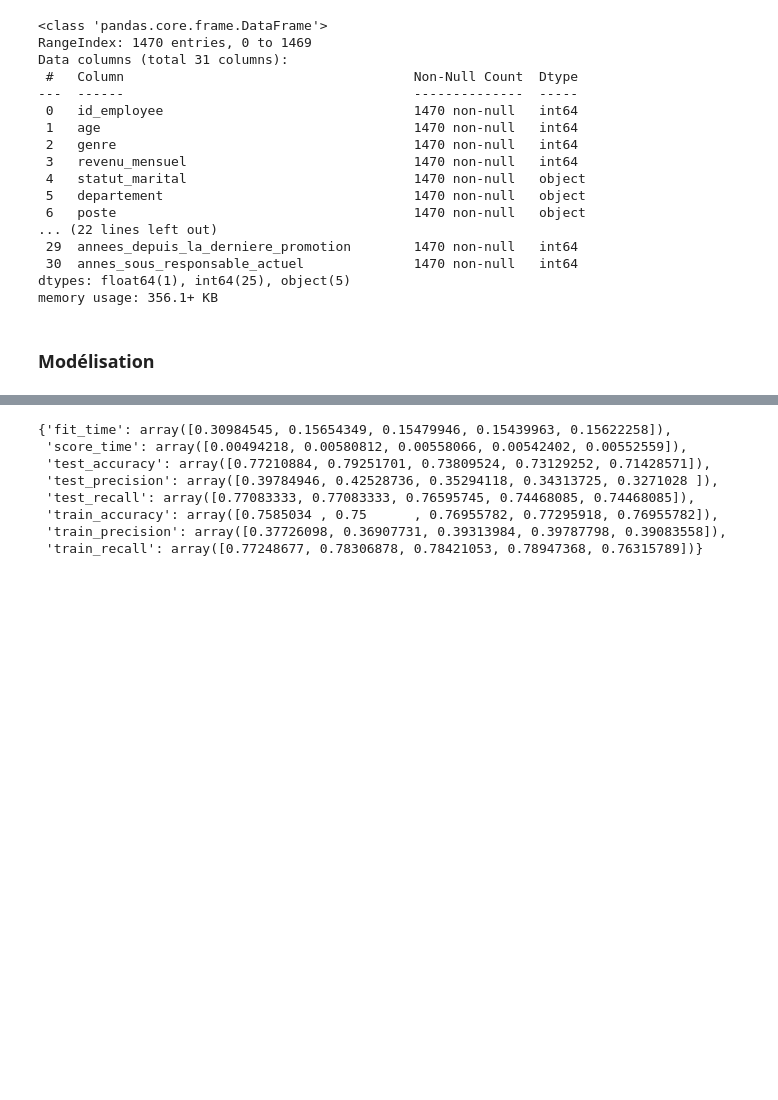
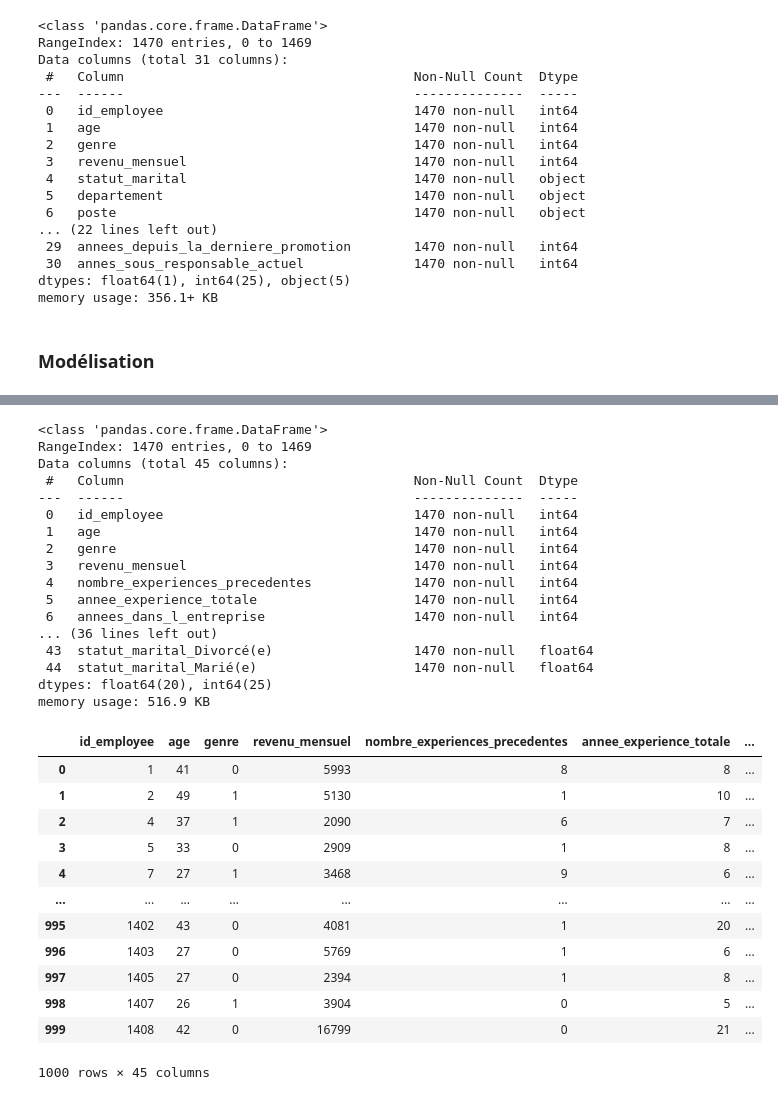
Before and after one commit to Soct/formation_OC, a Jupyter notebook: projet_4/test.ipynb, the cells around one changed output, grey strips where cells are left out. Saved outputs shown, nothing was run; the diff lists cells and outputs as text; code cells hidden in the pictures; blank space fills up the shorter version.

```diff
--- a/projet_4/test.ipynb
+++ b/projet_4/test.ipynb
@@ -400,20 +457,43 @@ weighted avg       0.80      0.72      0.75       294
 # %%
-import pprint
 
-from sklearn.model_selection import cross_validate
+import shap
 X_rh = df.drop('a_quitte_l_entreprise', axis=1)
 y_rh = df['a_quitte_l_entreprise']
-#X_train, X_test, y_train, y_test = train_test_split(X_rh, y_rh, test_size=0.2, random_state=42)
-model = LogisticRegression(max_iter=1000, class_weight='balanced')
-scores = cross_validate(model, X_rh, y_rh, cv=5, scoring=('accuracy', 'precision', 'recall' ), return_train_score=True)
-#print(scores)
-pprint.pprint(scores)
+X_train, X_test, y_train, y_test = train_test_split(X_rh, y_rh, test_size=0.2, random_state=42)
+model = xgb.XGBClassifier()
+model.fit(X_train, y_train)
+
+
+df.info()
+df.head(1000)
 # %% [output]
-{'fit_time': array([0.30984545, 0.15654349, 0.15479946, 0.15439963, 0.15622258]),
- 'score_time': array([0.00494218, 0.00580812, 0.00558066, 0.00542402, 0.00552559]),
- 'test_accuracy': array([0.77210884, 0.79251701, 0.73809524, 0.73129252, 0.71428571]),
- 'test_precision': array([0.39784946, 0.42528736, 0.35294118, 0.34313725, 0.3271028 ]),
- 'test_recall': array([0.77083333, 0.77083333, 0.76595745, 0.74468085, 0.74468085]),
- 'train_accuracy': array([0.7585034 , 0.75      , 0.76955782, 0.77295918, 0.76955782]),
- 'train_precision': array([0.37726098, 0.36907731, 0.39313984, 0.39787798, 0.39083558]),
- 'train_recall': array([0.77248677, 0.78306878, 0.78421053, 0.78947368, 0.76315789])}
+<class 'pandas.core.frame.DataFrame'>
+RangeIndex: 1470 entries, 0 to 1469
+Data columns (total 45 columns):
+ #   Column                                     Non-Null Count  Dtype
+---  ------                                     --------------  -----
+ 0   id_employee                                1470 non-null   int64
+ 1   age                                        1470 non-null   int64
+ 2   genre                                      1470 non-null   int64
+ 3   revenu_mensuel                             1470 non-null   int64
+ 4   nombre_experiences_precedentes             1470 non-null   int64
+ 5   annee_experience_totale                    1470 non-null   int64
+ 6   annees_dans_l_entreprise                   1470 non-null   int64
+... (36 lines left out)
+ 43  statut_marital_Divorcé(e)                  1470 non-null   float64
+ 44  statut_marital_Marié(e)                    1470 non-null   float64
+dtypes: float64(20), int64(25)
+memory usage: 516.9 KB
+|  | id_employee | age | genre | revenu_mensuel | nombre_experiences_precedentes | annee_experience_totale | ... |
+| 0 | 1 | 41 | 0 | 5993 | 8 | 8 | ... |
+| 1 | 2 | 49 | 1 | 5130 | 1 | 10 | ... |
+| 2 | 4 | 37 | 1 | 2090 | 6 | 7 | ... |
+| 3 | 5 | 33 | 0 | 2909 | 1 | 8 | ... |
+| 4 | 7 | 27 | 1 | 3468 | 9 | 6 | ... |
+| ... | ... | ... | ... | ... | ... | ... | ... |
+| 995 | 1402 | 43 | 0 | 4081 | 1 | 20 | ... |
+| 996 | 1403 | 27 | 0 | 5769 | 1 | 6 | ... |
+| 997 | 1405 | 27 | 0 | 2394 | 1 | 8 | ... |
+| 998 | 1407 | 26 | 1 | 3904 | 0 | 5 | ... |
+| 999 | 1408 | 42 | 0 | 16799 | 0 | 21 | ... |
+1000 rows × 45 columns
```
Also changed, not shown: parts of 9 cells of this notebook, 2 other files.
